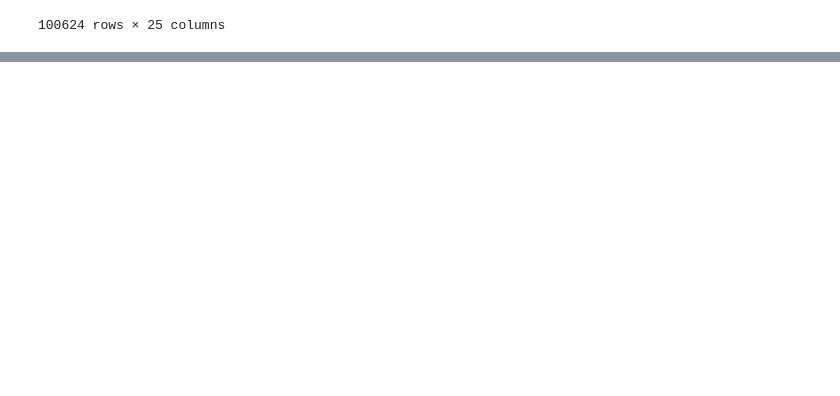
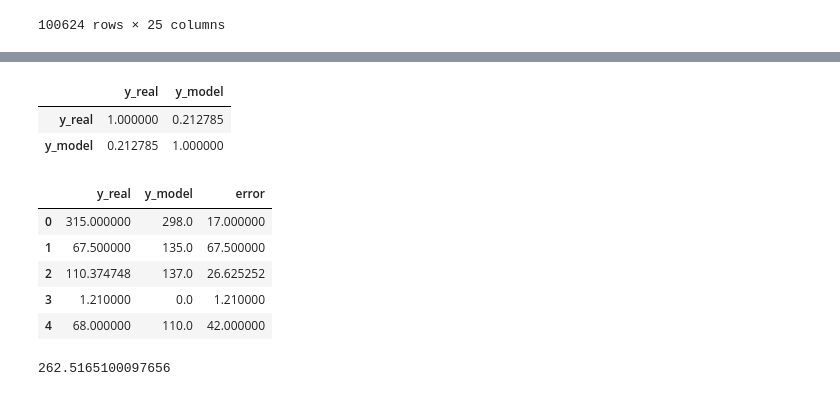
Before and after one commit to ECisneros20/Hackathon-BBVA-2022, a Jupyter notebook: House_prediction.ipynb, the cells around one changed output, grey strips where cells are left out. Saved outputs shown, nothing was run; the diff lists cells and outputs as text; code cells hidden in the pictures; blank space fills up the shorter version.

```diff
--- a/House_prediction.ipynb
+++ b/House_prediction.ipynb
@@ -167,0 +166,13 @@ pd.DataFrame(X)
+# %%
+
+from keras.models import Sequential
+from keras.layers import Dense
+
+#RED NEURONAL
+model = Sequential()
+model.add(Dense(4000, input_dim=4, activation='relu'))
+model.add(Dense(2000, activation='relu'))
+model.add(Dense(1000, activation='relu'))
+model.add(Dense(1, activation='relu'))
+model.compile(loss='mse', optimizer='adam', metrics=['accuracy'])
+history = model.fit(X_train, y_train, epochs=38, batch_size=100)
@@ -167,0 +197,3 @@ pd.DataFrame(X)
+# %%
+y_pred= model.predict(X_test)
+y_pred= np.round(y_pred)
@@ -167,0 +202,6 @@ pd.DataFrame(X)
+# %%
+a = y_test.reshape(-1,1)   # valores reales
+b = y_pred.reshape(-1,1)   # valores predichos
+c = np.concatenate([a,b],axis=1)
+c = pd.DataFrame(c,columns=['y_real','y_model'])
+c.head()
@@ -167,0 +215,22 @@ pd.DataFrame(X)
+# %%
+c = pd.DataFrame(c)
+c.corr()
+# %% [output]
+|  | y_real | y_model |
+| y_real | 1.000000 | 0.212785 |
+| y_model | 0.212785 | 1.000000 |
+# %%
+c['error'] = np.abs(c.y_real - c.y_model)
+c.head()
+# %% [output]
+|  | y_real | y_model | error |
+| 0 | 315.000000 | 298.0 | 17.000000 |
+| 1 | 67.500000 | 135.0 | 67.500000 |
+| 2 | 110.374748 | 137.0 | 26.625252 |
+| 3 | 1.210000 | 0.0 | 1.210000 |
+| 4 | 68.000000 | 110.0 | 42.000000 |
+# %%
+mae = c.error.mean()
+mae
+# %% [output]
+262.5165100097656
```
Also changed, not shown: parts of 22 cells of this notebook.
